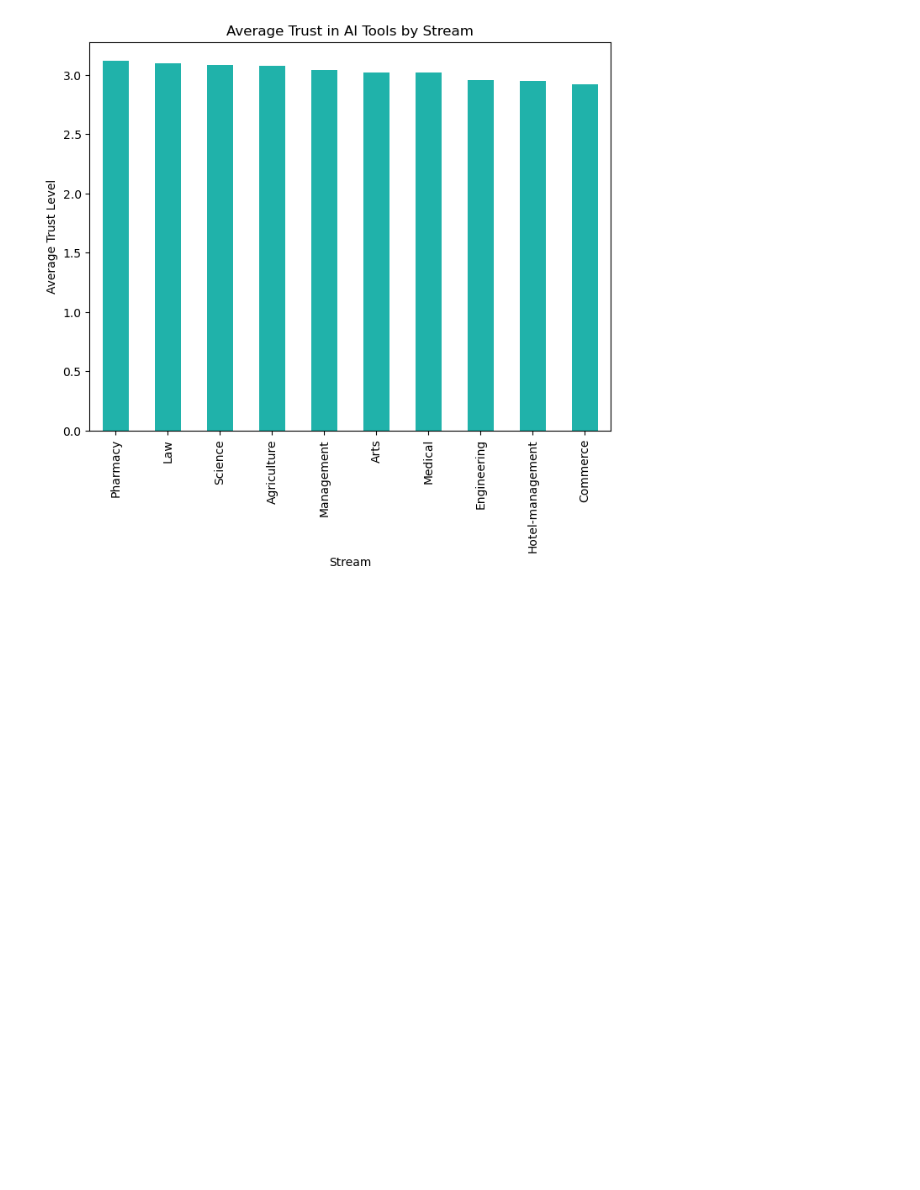
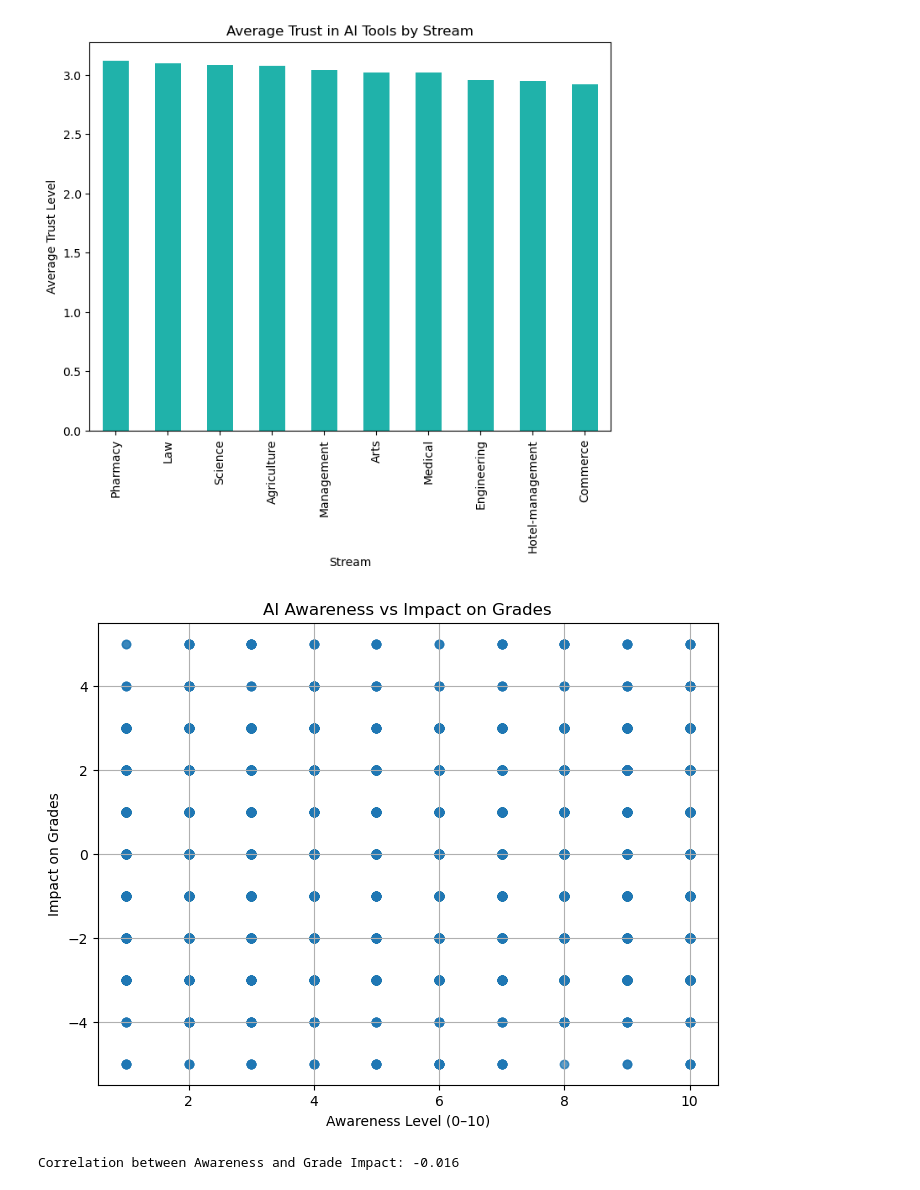
Before and after one commit to snehadomadiya/AI-Tool-Usage-by-Indian-College-Students-2025, a Jupyter notebook: AI Tool Usage by Indian College Students 2025.ipynb, the cells around one changed output. Saved outputs shown, nothing was run; the diff lists cells and outputs as text; code cells hidden in the pictures; blank space fills up the shorter version.

```diff
--- a/AI Tool Usage by Indian College Students 2025.ipynb
+++ b/AI Tool Usage by Indian College Students 2025.ipynb
@@ -131,3 +131,21 @@ Hotel-management    2.949686
 Commerce            2.920330
 Name: Trust_in_AI_Tools, dtype: float64
 [figure]
+# %%
+#Task 4: Relationship Between Awareness and Impact on Grades
+
+# Scatter plot for awareness vs grade impact
+plt.figure(figsize=(8,6))
+plt.scatter(df["Awareness_Level"], df["Impact_on_Grades"], alpha=0.5)
+plt.title("AI Awareness vs Impact on Grades")
+plt.xlabel("Awareness Level (0–10)")
+plt.ylabel("Impact on Grades")
+plt.grid(True)
+plt.show()
+
+# Correlation
+corr = df["Awareness_Level"].corr(df["Impact_on_Grades"])
+print(f"Correlation between Awareness and Grade Impact: {corr:.3f}")
+# %% [output]
+[figure, added]
+Correlation between Awareness and Grade Impact: -0.016
```
Also changed, not shown: parts of 1 cell of this notebook.
